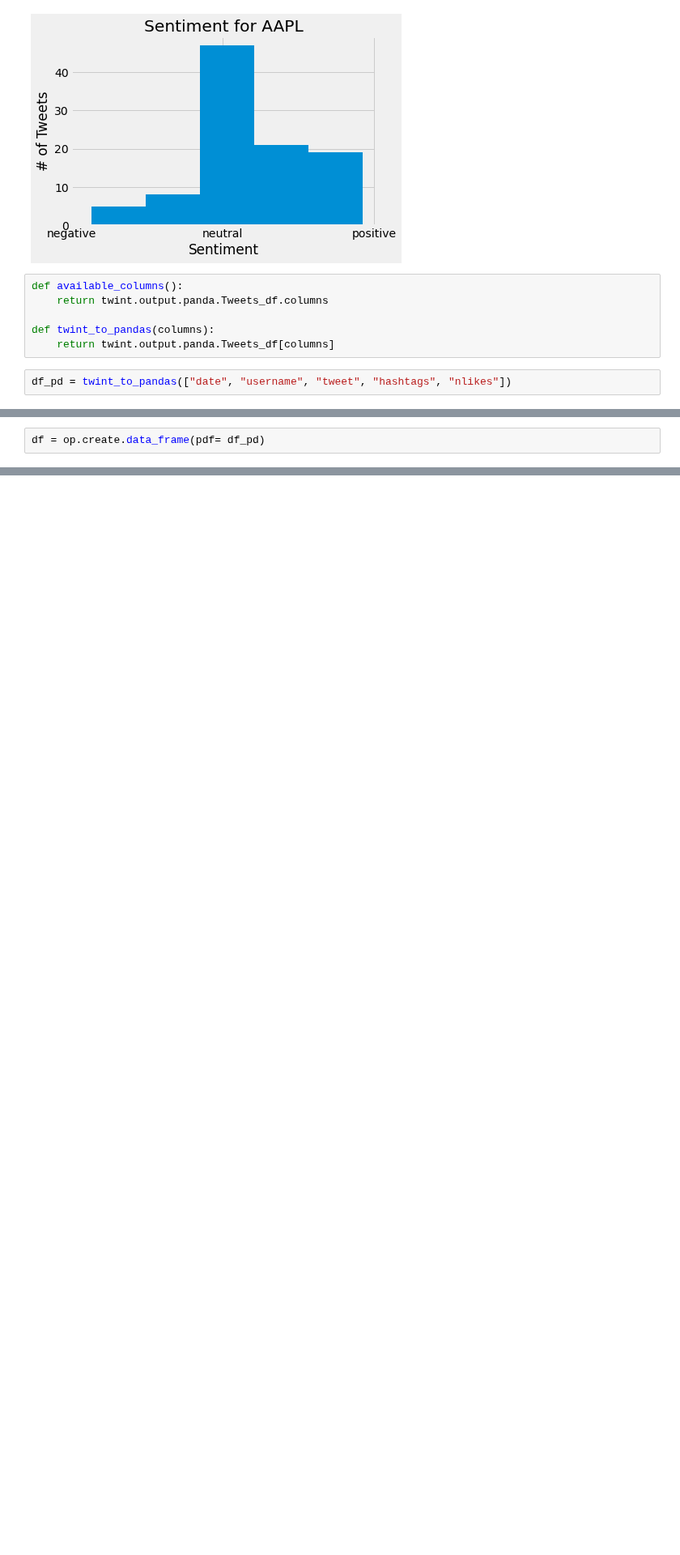
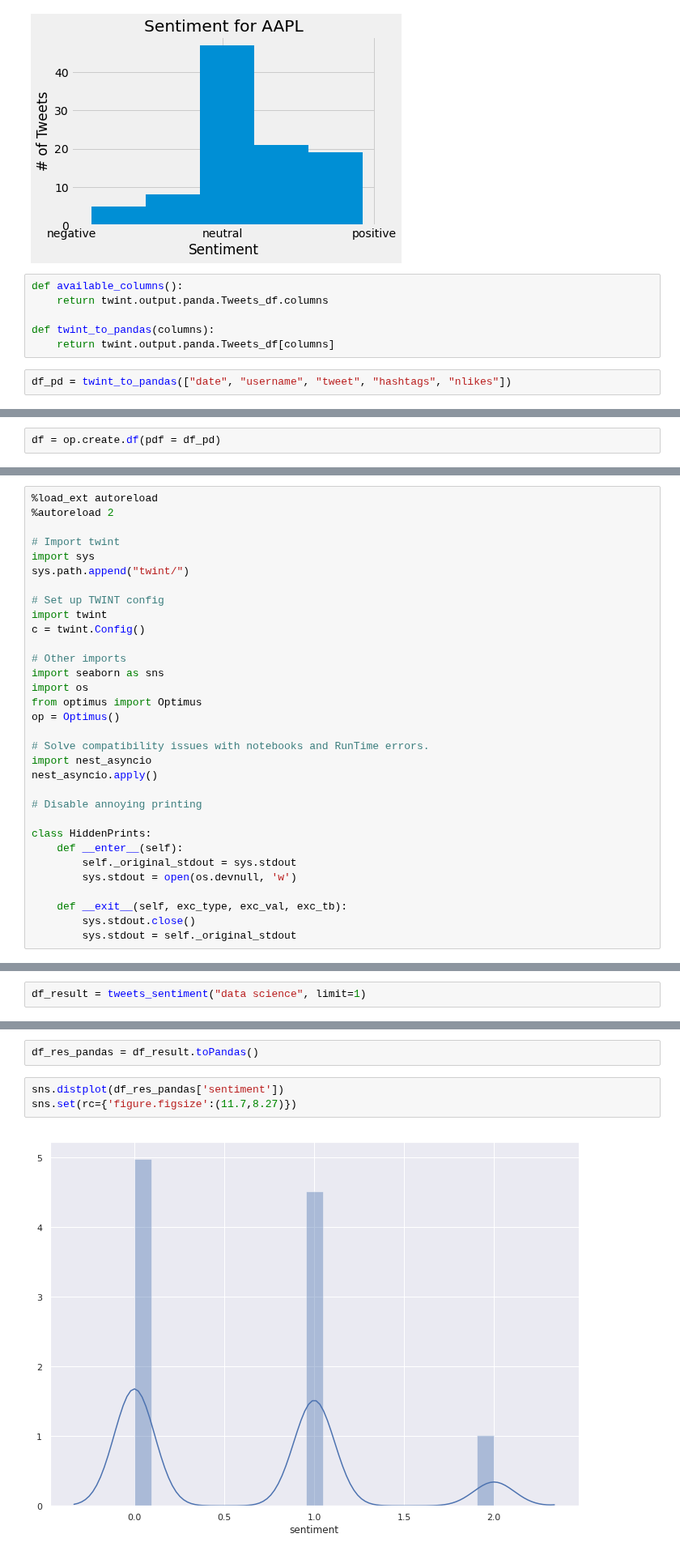
Before and after one commit to ghcn345/Stock-Market-Prediction, a Jupyter notebook: stock_market_NLP.ipynb, the cells around one changed output, grey strips where cells are left out. Shown at 81% size. Saved outputs shown, nothing was run; the diff lists cells and outputs as text; blank space fills up the shorter version.

Commit message:
sentiment

```diff
--- a/stock_market_NLP.ipynb
+++ b/stock_market_NLP.ipynb
@@ -144,2 +142,2 @@ ModuleNotFoundError: No module named 'optimus'
 # %%
-df = op.create.data_frame(pdf= df_pd)
+df = op.create.df(pdf = df_pd)
@@ -147,0 +224,32 @@ NameError: name 'op' is not defined
+# %%
+%load_ext autoreload
+%autoreload 2
+
+# Import twint
+import sys
+sys.path.append("twint/")
+
+# Set up TWINT config
+import twint
+c = twint.Config()
+
+# Other imports
+import seaborn as sns
+import os
+from optimus import Optimus
+op = Optimus()
+
+# Solve compatibility issues with notebooks and RunTime errors.
+import nest_asyncio
+nest_asyncio.apply()
+
+# Disable annoying printing
+
+class HiddenPrints:
+    def __enter__(self):
+        self._original_stdout = sys.stdout
+        sys.stdout = open(os.devnull, 'w')
+
+    def __exit__(self, exc_type, exc_val, exc_tb):
+        sys.stdout.close()
+        sys.stdout = self._original_stdout
@@ -147,0 +301,2 @@ NameError: name 'op' is not defined
+# %%
+df_result = tweets_sentiment("data science", limit=1)
@@ -147,0 +343,7 @@ NameError: name 'op' is not defined
+# %%
+df_res_pandas = df_result.toPandas()
+# %%
+sns.distplot(df_res_pandas['sentiment'])
+sns.set(rc={'figure.figsize':(11.7,8.27)})
+# %% [output]
+[figure, added]
```
Also changed, not shown: parts of 36 cells of this notebook.
